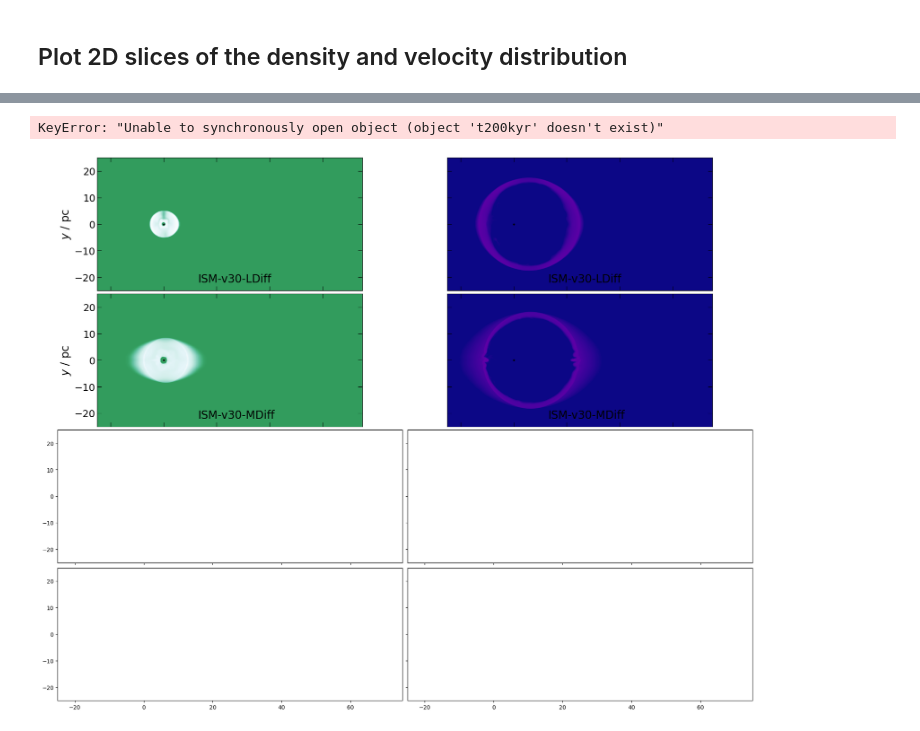
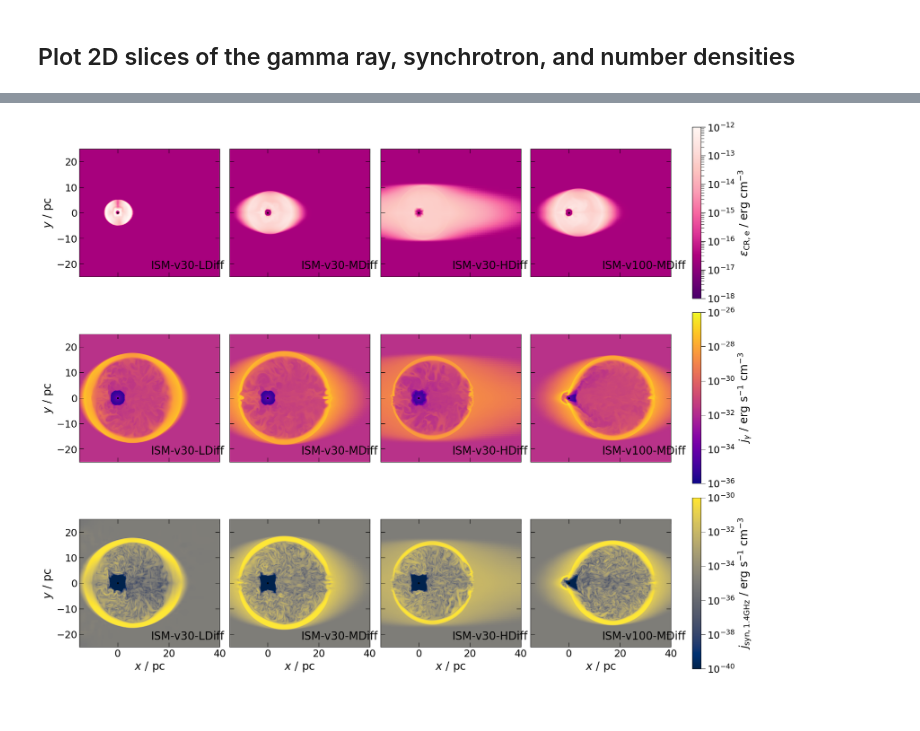
Before and after one commit to kwat0308/crbowshock_analysis_tools, a Jupyter notebook: calculate_CR_properties/plot_results/plot_2dslices.ipynb, the cells around one changed output, grey strips where cells are left out. Cells and saved outputs as stored; diff of their text form; code cells hidden in the pictures.

```diff
--- a/calculate_CR_properties/plot_results/plot_2dslices.ipynb
+++ b/calculate_CR_properties/plot_results/plot_2dslices.ipynb
@@ -1,5 +1,5 @@
 # %% [markdown]
-## Plot 2D slices of the density and velocity distribution
+## Plot 2D slices of the gamma ray, synchrotron, and number densities
 # %%
 import numpy as np
 import matplotlib.pyplot as plt
@@ -24,7 +24,7 @@ data_dir = "/home/kwatanabe/Projects/cr-bowshocks/crbowshock_analysis_tools/data
 bowshock_config = json.load(open("../../config/bowshock_config.json", "r"))["config"]
 # %%
 sims = ["ISM-v30", "ISM-v30-MDiff", "ISM-v30-HDiff", "ISM-v100"]
-fields = ["ncr", "gamma"]
+fields = ["ncre", "gamma", "synch"]
 
 sim_textlabel = {
     "ISM-v30" : (13, -22),
@@ -34,36 +34,52 @@ sim_textlabel = {
 }
 
 field_labels = {
-    "ncr" : r"$n_\mathrm{CR}$ / cm$^{-3}$",
+    "ncr" : r"$n_\mathrm{CR, p}$ / cm$^{-3}$",
     "gamma" : r"$j_\gamma$ / erg s$^{-1}$ cm$^{-3}$",
+    "ncre" : r"$\epsilon_\mathrm{CR, e}$ / erg cm$^{-3}$",
     "synch" : r"$j_\mathrm{syn, 1.4GHz}$ / erg s$^{-1}$ cm$^{-3}$"
 }
 
 field_cmaps = {
     "ncr" : cm.BuGn_r,
+    "ncre" : cm.RdPu_r,
     "gamma" : cm.plasma,
     "synch" : cm.cividis
 }
 
 field_lims = {
-    "ncr" : [1e-15, 1e-8],
-    "gamma" : [1e-30, 1e-14],
-    "synch" : [1e-40, 1e-20]
+    "ncr" : [1e-15, 1e-7],
+    "ncre" : [1e-18, 1e-12],
+    "gamma" : [1e-36, 1e-26],
+    "synch" : [1e-40, 1e-30]
 }
 # %%
 fig = plt.figure(figsize=(18, 14), constrained_layout=True)
-gs = fig.add_gridspec(len(sims), len(fields), hspace=0, wspace=0)
+gs = fig.add_gridspec(len(fields), len(sims), hspace=0, wspace=0)
 axs = gs.subplots(sharex=True, sharey=True)
 
 for isim, sim in enumerate(sims):
 
     for ifield, field in enumerate(fields):
 
+        f_label = "ncr" if field.find("ncre") != -1 else field
+
         # write data to h5py file
-        with h5py.File(f"{data_dir}/emission_data_{field}.h5", "r") as pf:
-            print(pf["ISM-v30/slices"].keys())
-            field_slice = pf[f"{sim}/slices/t200kyr"][()]
-            bbox =  pf[f"{sim}/slices/bbox"][()]
+        with h5py.File(f"{data_dir}/emission_data_{f_label}.h5", "r") as pf:
+            if field == "ncr":
+
+                field_slice = pf[f"{sim}/proton/slices/t200kyr"][()]
+                bbox =  pf[f"{sim}/proton/slices/t20kyr_bbox"][()]
+            elif field == "ncre":
+                print(pf[f"{sim}/electron/slices"].keys())
+                field_slice = pf[f"{sim}/electron/slices/t200kyr"][()]
+                bbox =  pf[f"{sim}/electron/slices/t200kyr_bbox"][()]
+            else:
+                print(pf[f"{sim}/slices"].keys())
+                field_slice = pf[f"{sim}/slices/t200kyr"][()]
+                bbox =  pf[f"{sim}/slices/t20_bbox"][()]
+
+        print(field_slice.min(), field_slice.max())
 
         low_cor, up_cor = bbox[0,:,0], bbox[-1,:,1]
         # extent for imshow
@@ -72,18 +88,21 @@ for isim, sim in enumerate(sims):
         # normaliztion for color
         norm = mcolors.LogNorm(vmin=field_lims[field][0], vmax=field_lims[field][1], clip=True)
 
-        im = axs[isim, ifield].imshow(field_slice.T, norm=norm, cmap=field_cmaps[field], origin="lower", extent=extent)
-        axs[isim, ifield].scatter(0, 0, s=5.0, color="k")
+        im = axs[ifield, isim].imshow(field_slice.T, norm=norm, cmap=field_cmaps[field], origin="lower", extent=extent)
+        axs[ifield, isim].scatter(0, 0, s=5.0, color="k")
+
+        axs[ifield, isim].set_xlim(-15,40)
+        axs[ifield, isim].set_ylim(-25,25)
 
         # labels
-        if isim == len(sims) -1:
-            axs[isim, ifield].set_xlabel("$x$ / pc", fontsize=20)
+        if ifield == len(fields) -1:
+            axs[ifield, isim].set_xlabel("$x$ / pc", fontsize=20)
         # if isim == 0:
-        if ifield == 0 :
-            axs[isim, ifield].set_ylabel("$y$ / pc", fontsize=20)
+        if isim == 0 :
+            axs[ifield, isim].set_ylabel("$y$ / pc", fontsize=20)
         # ticks
-        axs[isim, ifield].tick_params(axis='both', direction="in", which='major', size=8, labelsize=18, top=True, right=True)
-        axs[isim, ifield].tick_params(axis='both', direction="in", which='minor', size=6, labelsize=16, top=True, right=True)
+        axs[ifield, isim].tick_params(axis='both', direction="in", which='major', size=8, labelsize=18, top=True, right=True)
+        axs[ifield, isim].tick_params(axis='both', direction="in", which='minor', size=6, labelsize=16, top=True, right=True)
 
         if isim == len(sims) -1:
         # colorbar
@@ -92,17 +111,17 @@ for isim, sim in enumerate(sims):
         # cax = divider.append_axes("bottom", size="5%", pad=1.0)
             sm = cm.ScalarMappable(cmap=field_cmaps[field], norm=norm)
 
-            cb = fig.colorbar(sm, ax=axs[isim,ifield], orientation="horizontal")
-            cb.ax.set_xlabel(field_labels[field], fontsize=20)
+            cb = fig.colorbar(sm, ax=axs[ifield,isim], orientation="vertical")
+            cb.ax.set_ylabel(field_labels[field], fontsize=20)
             cb.ax.tick_params(axis='both', which='major', size=8, labelsize=18)
             cb.ax.tick_params(axis='both', which='minor', size=6, labelsize=18)
 
             # scales
-            cb.ax.set_xscale("log")
+            cb.ax.set_yscale("log")
             # cb.ax.tick_params(rotation=90)
 
         # add annotations for the simulation labels
-        axs[isim,ifield].annotate(bowshock_config[sim]["label"], xy=sim_textlabel[sim], color="k", fontsize=20)
+        axs[ifield,isim].annotate(bowshock_config[sim]["label"], xy=sim_textlabel[sim], color="k", fontsize=20)
 
     pf.close()
 
@@ -116,2 +147 @@ for isim, sim in enumerate(sims):
-KeyError: "Unable to synchronously open object (object 't200kyr' doesn't exist)"
-[figure, old version]
+[figure, new version]
```
Also changed, not shown: parts of 1 cell of this notebook, 12 other files.
